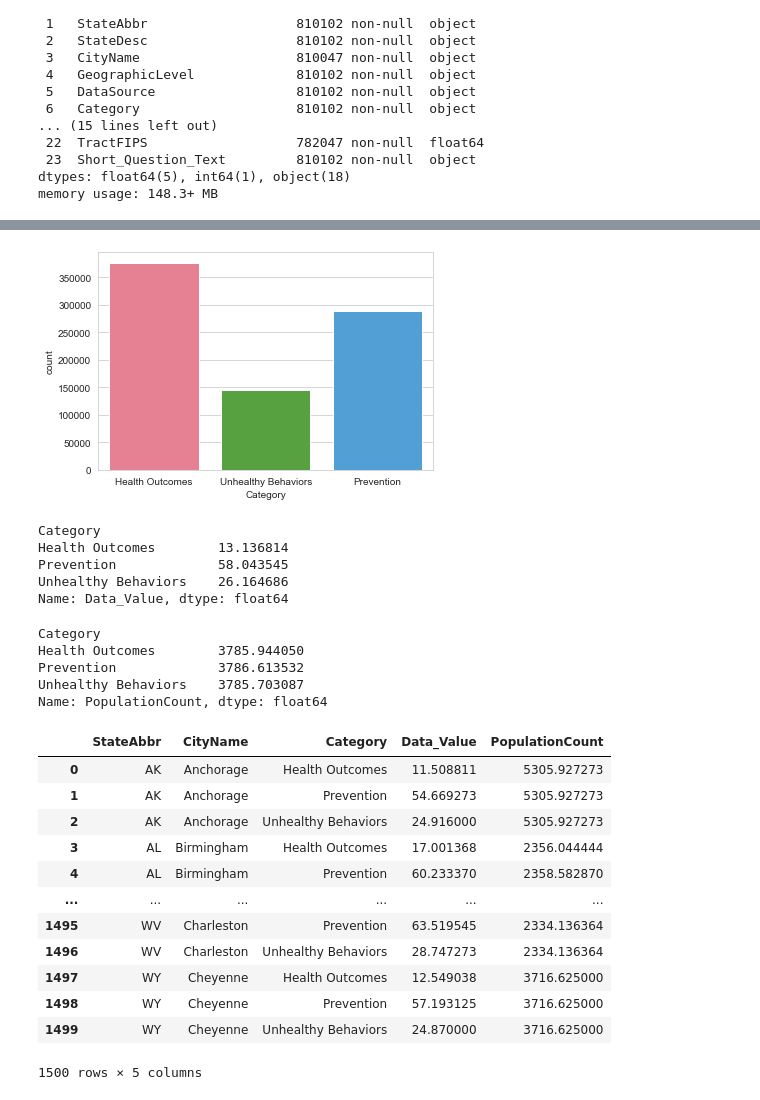
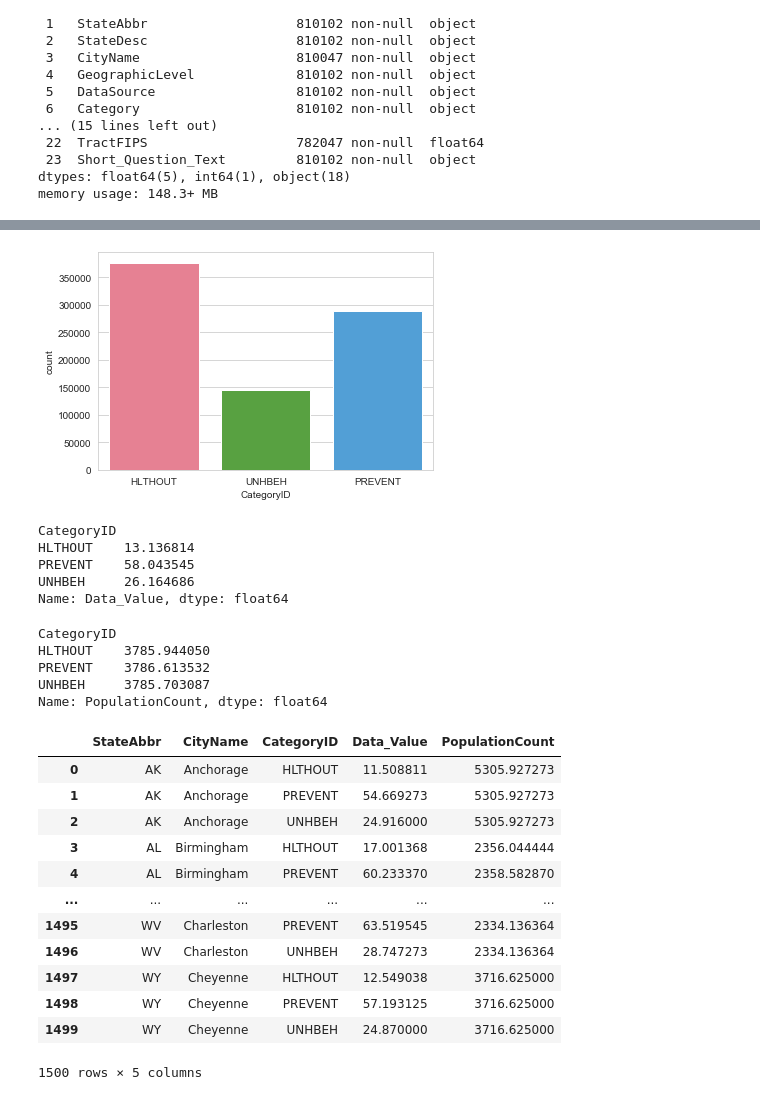
Before and after one commit to Sukanya012/predict-health-index, a Jupyter notebook: notebooks/nidhi/predict-health-index.ipynb, the cells around one changed output, grey strips where cells are left out. Cells and saved outputs as stored; diff of their text form; code cells hidden in the pictures.

```diff
--- a/notebooks/nidhi/predict-health-index.ipynb
+++ b/notebooks/nidhi/predict-health-index.ipynb
@@ -147,41 +154,42 @@ memory usage: 75.3+ MB
 # %%
 sns.set_style("whitegrid")
-sns.countplot(data=data,x='Category',palette='husl')
+sns.countplot(data=data,x='CategoryID',palette='husl')
 print('')
 # %% [output]
-[figure, old version]
+[figure, new version]
 # %%
-cleandata.groupby('Category')["Data_Value"].mean()
+cleandata.groupby('CategoryID')["Data_Value"].mean()
 # %% [output]
-Category
-Health Outcomes        13.136814
-Prevention             58.043545
-Unhealthy Behaviors    26.164686
+CategoryID
+HLTHOUT    13.136814
+PREVENT    58.043545
+UNHBEH     26.164686
 Name: Data_Value, dtype: float64
 # %%
-cleandata.groupby('Category')["PopulationCount"].mean()
+cleandata.groupby('CategoryID')["PopulationCount"].mean()
 # %% [output]
-Category
-Health Outcomes        3785.944050
-Prevention             3786.613532
-Unhealthy Behaviors    3785.703087
+CategoryID
+HLTHOUT    3785.944050
+PREVENT    3786.613532
+UNHBEH     3785.703087
 Name: PopulationCount, dtype: float64
 # %%
+#cleandata.PopulationCount = cleandata.PopulationCount.replace (',', '').astype (float).astype(int)
 cleandata.PopulationCount = cleandata.PopulationCount.str.replace (',', '').astype (float).astype(int)
-cleandata_df=cleandata.groupby(['StateAbbr','CityName','Category'])[['Data_Value','PopulationCount']].mean().reset_index()
+cleandata_df=cleandata.groupby(['StateAbbr','CityName','CategoryID'])[['Data_Value','PopulationCount']].mean().reset_index()
 cleandata_df
 # %% [output]
-|  | StateAbbr | CityName | Category | Data_Value | PopulationCount |
-| 0 | AK | Anchorage | Health Outcomes | 11.508811 | 5305.927273 |
-| 1 | AK | Anchorage | Prevention | 54.669273 | 5305.927273 |
-| 2 | AK | Anchorage | Unhealthy Behaviors | 24.916000 | 5305.927273 |
-| 3 | AL | Birmingham | Health Outcomes | 17.001368 | 2356.044444 |
-| 4 | AL | Birmingham | Prevention | 60.233370 | 2358.582870 |
+|  | StateAbbr | CityName | CategoryID | Data_Value | PopulationCount |
+| 0 | AK | Anchorage | HLTHOUT | 11.508811 | 5305.927273 |
+| 1 | AK | Anchorage | PREVENT | 54.669273 | 5305.927273 |
+| 2 | AK | Anchorage | UNHBEH | 24.916000 | 5305.927273 |
+| 3 | AL | Birmingham | HLTHOUT | 17.001368 | 2356.044444 |
+| 4 | AL | Birmingham | PREVENT | 60.233370 | 2358.582870 |
 | ... | ... | ... | ... | ... | ... |
-| 1495 | WV | Charleston | Prevention | 63.519545 | 2334.136364 |
-| 1496 | WV | Charleston | Unhealthy Behaviors | 28.747273 | 2334.136364 |
-| 1497 | WY | Cheyenne | Health Outcomes | 12.549038 | 3716.625000 |
-| 1498 | WY | Cheyenne | Prevention | 57.193125 | 3716.625000 |
-| 1499 | WY | Cheyenne | Unhealthy Behaviors | 24.870000 | 3716.625000 |
+| 1495 | WV | Charleston | PREVENT | 63.519545 | 2334.136364 |
+| 1496 | WV | Charleston | UNHBEH | 28.747273 | 2334.136364 |
+| 1497 | WY | Cheyenne | HLTHOUT | 12.549038 | 3716.625000 |
+| 1498 | WY | Cheyenne | PREVENT | 57.193125 | 3716.625000 |
+| 1499 | WY | Cheyenne | UNHBEH | 24.870000 | 3716.625000 |
 1500 rows × 5 columns
 # %%
```
Also changed, not shown: parts of 16 cells of this notebook.
